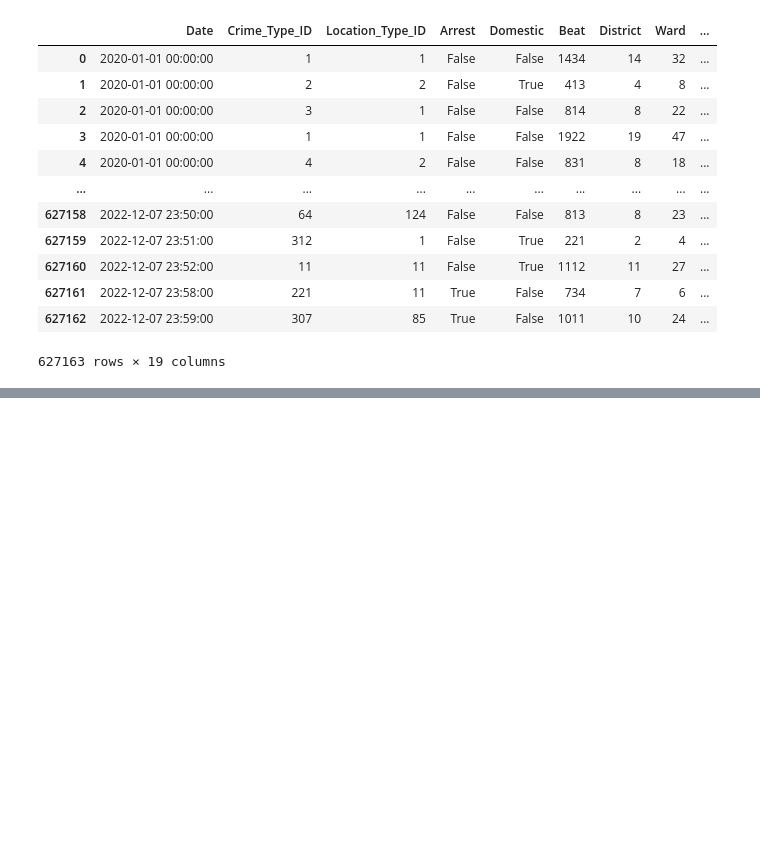
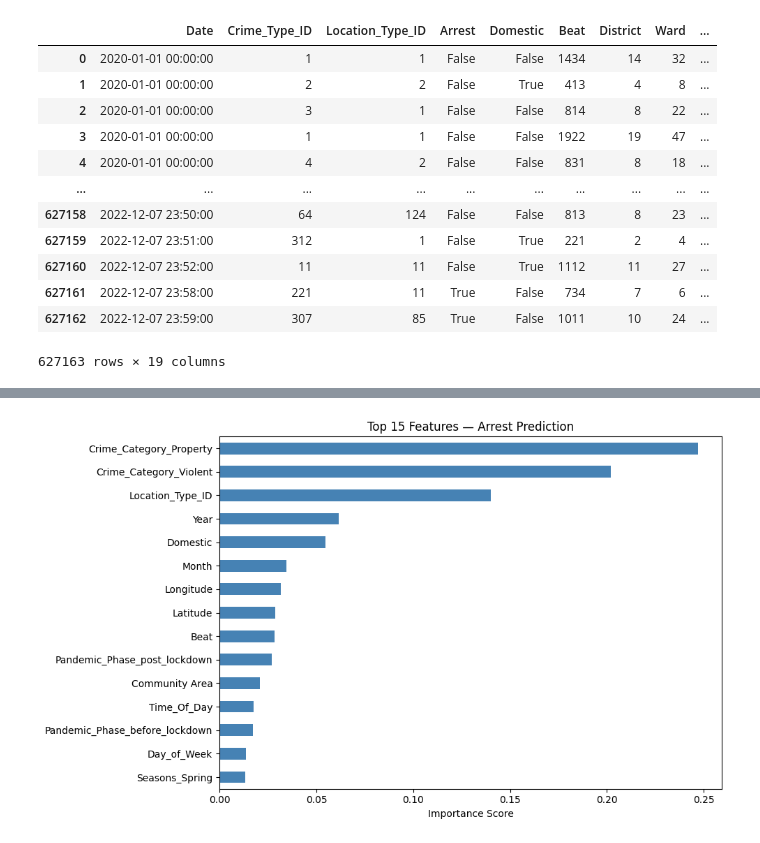
Before and after one commit to tKaiB/Capstone_Chicago, a Jupyter notebook: notebooks/Cap_Chicago_Prediction.ipynb, the cells around one changed output, grey strips where cells are left out. Cells and saved outputs as stored; diff of their text form; code cells hidden in the pictures; blank space fills up the shorter version.

```diff
--- a/notebooks/Cap_Chicago_Prediction.ipynb
+++ b/notebooks/Cap_Chicago_Prediction.ipynb
@@ -26,0 +440,12 @@ df
+# %%
+importances = pd.Series(rf_cat.feature_importances_, index=X_cat.columns)
+top15 = importances.nlargest(15)
+
+plt.figure(figsize=(10, 6))
+top15.sort_values().plot(kind='barh', color='steelblue')
+plt.title('Top 15 Features — Arrest Prediction')
+plt.xlabel('Importance Score')
+plt.tight_layout()
+plt.show()
+# %% [output]
+[figure, added]
```
Also changed, not shown: parts of 23 cells of this notebook.
